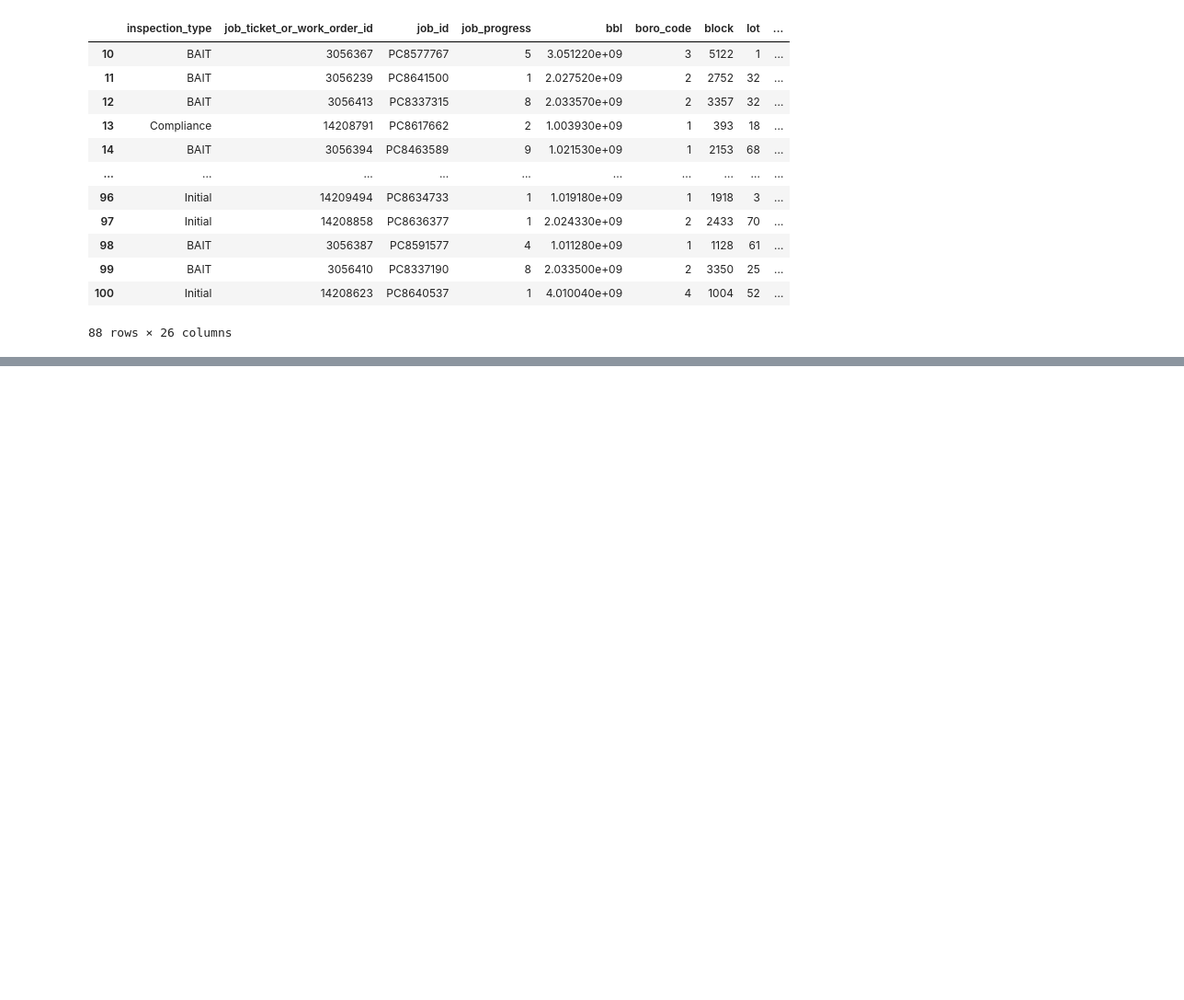
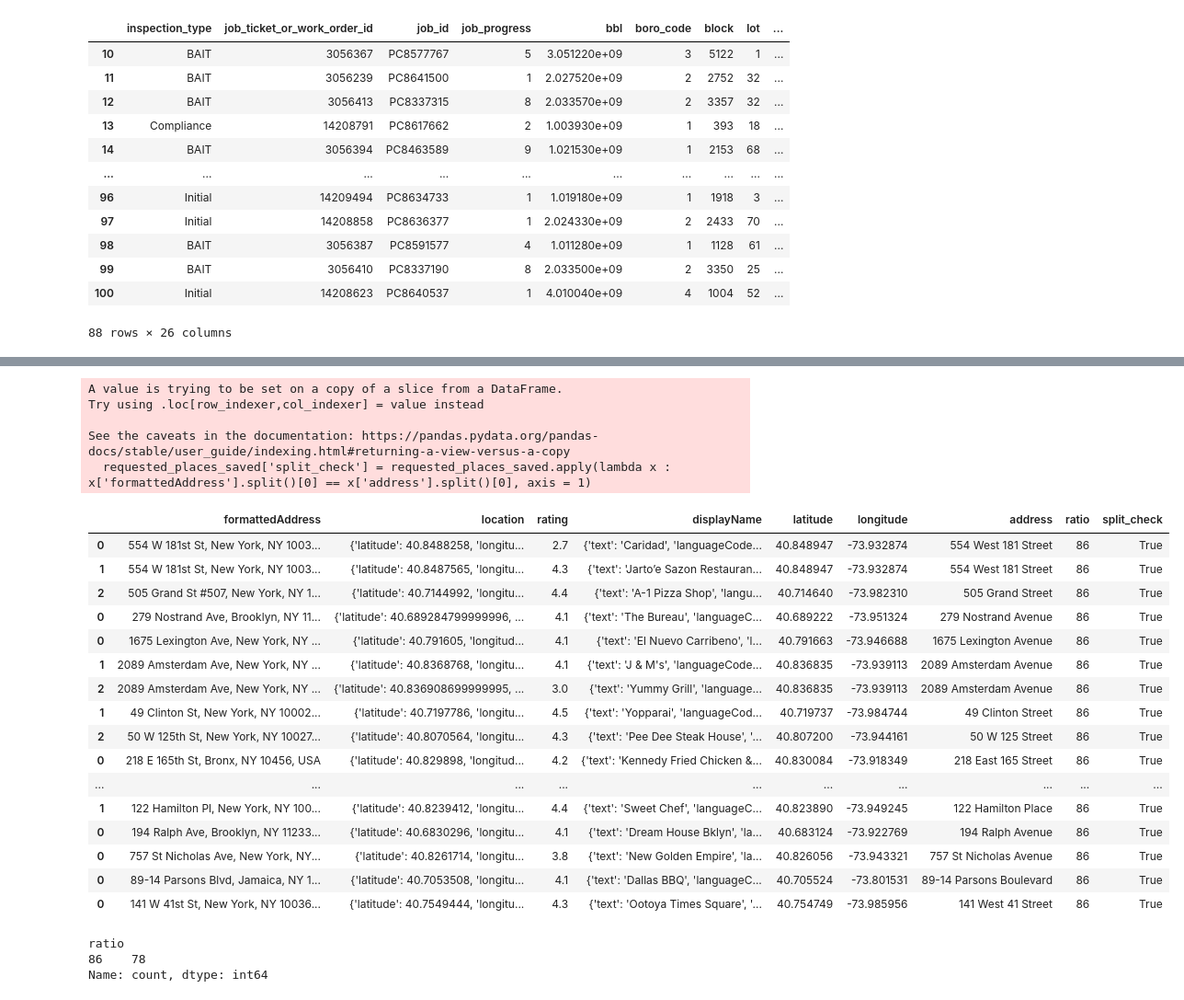
Before and after one commit to conor7276/nyc-rats-in-restaurants, a Jupyter notebook: scripts/data_exploration.ipynb, the cells around one changed output, grey strips where cells are left out. Shown at 92% size. Drawn from its saved outputs; the diff is of its cells as text; code cells hidden in the pictures; blank space fills up the shorter version.

```diff
--- a/scripts/data_exploration.ipynb
+++ b/scripts/data_exploration.ipynb
@@ -329,0 +338,38 @@ operable program or batch file.
+# %%
+requested_places_saved['ratio'] = requested_places_saved.apply(lambda x : fuzz.WRatio(x['formattedAddress'], x['address']), axis = 1)
+
+# requested_places_saved
+requested_places_saved = requested_places_saved[requested_places_saved['ratio'] >= 80]
+
+requested_places_saved['split_check'] = requested_places_saved.apply(lambda x : x['formattedAddress'].split()[0] == x['address'].split()[0], axis = 1)
+
+requested_places_saved[requested_places_saved['split_check'] == True]
+# %% [output]
+A value is trying to be set on a copy of a slice from a DataFrame.
+Try using .loc[row_indexer,col_indexer] = value instead
+
+See the caveats in the documentation: https://pandas.pydata.org/pandas-docs/stable/user_guide/indexing.html#returning-a-view-versus-a-copy
+  requested_places_saved['split_check'] = requested_places_saved.apply(lambda x : x['formattedAddress'].split()[0] == x['address'].split()[0], axis = 1)
+|  | formattedAddress | location | rating | displayName | latitude | longitude | address | ratio | split_check |
+| 0 | 554 W 181st St, New York, NY 1003... | {'latitude': 40.8488258, 'longitu... | 2.7 | {'text': 'Caridad', 'languageCode... | 40.848947 | -73.932874 | 554 West 181 Street | 86 | True |
+| 1 | 554 W 181st St, New York, NY 1003... | {'latitude': 40.8487565, 'longitu... | 4.3 | {'text': 'Jarto’e Sazon Restauran... | 40.848947 | -73.932874 | 554 West 181 Street | 86 | True |
+| 2 | 505 Grand St #507, New York, NY 1... | {'latitude': 40.7144992, 'longitu... | 4.4 | {'text': 'A-1 Pizza Shop', 'langu... | 40.714640 | -73.982310 | 505 Grand Street | 86 | True |
+| 0 | 279 Nostrand Ave, Brooklyn, NY 11... | {'latitude': 40.689284799999996, ... | 4.1 | {'text': 'The Bureau', 'languageC... | 40.689222 | -73.951324 | 279 Nostrand Avenue | 86 | True |
+| 0 | 1675 Lexington Ave, New York, NY ... | {'latitude': 40.791605, 'longitud... | 4.1 | {'text': 'El Nuevo Carribeno', 'l... | 40.791663 | -73.946688 | 1675 Lexington Avenue | 86 | True |
+| 1 | 2089 Amsterdam Ave, New York, NY ... | {'latitude': 40.8368768, 'longitu... | 4.1 | {'text': 'J & M's', 'languageCode... | 40.836835 | -73.939113 | 2089 Amsterdam Avenue | 86 | True |
+| 2 | 2089 Amsterdam Ave, New York, NY ... | {'latitude': 40.836908699999995, ... | 3.0 | {'text': 'Yummy Grill', 'language... | 40.836835 | -73.939113 | 2089 Amsterdam Avenue | 86 | True |
+| 1 | 49 Clinton St, New York, NY 10002... | {'latitude': 40.7197786, 'longitu... | 4.5 | {'text': 'Yopparai', 'languageCod... | 40.719737 | -73.984744 | 49 Clinton Street | 86 | True |
+| 2 | 50 W 125th St, New York, NY 10027... | {'latitude': 40.8070564, 'longitu... | 4.3 | {'text': 'Pee Dee Steak House', '... | 40.807200 | -73.944161 | 50 W 125 Street | 86 | True |
+| 0 | 218 E 165th St, Bronx, NY 10456, USA | {'latitude': 40.829898, 'longitud... | 4.2 | {'text': 'Kennedy Fried Chicken &... | 40.830084 | -73.918349 | 218 East 165 Street | 86 | True |
+| ... | ... | ... | ... | ... | ... | ... | ... | ... | ... |
+| 1 | 122 Hamilton Pl, New York, NY 100... | {'latitude': 40.8239412, 'longitu... | 4.4 | {'text': 'Sweet Chef', 'languageC... | 40.823890 | -73.949245 | 122 Hamilton Place | 86 | True |
+| 0 | 194 Ralph Ave, Brooklyn, NY 11233... | {'latitude': 40.6830296, 'longitu... | 4.1 | {'text': 'Dream House Bklyn', 'la... | 40.683124 | -73.922769 | 194 Ralph Avenue | 86 | True |
+| 0 | 757 St Nicholas Ave, New York, NY... | {'latitude': 40.8261714, 'longitu... | 3.8 | {'text': 'New Golden Empire', 'la... | 40.826056 | -73.943321 | 757 St Nicholas Avenue | 86 | True |
+| 0 | 89-14 Parsons Blvd, Jamaica, NY 1... | {'latitude': 40.7053508, 'longitu... | 4.1 | {'text': 'Dallas BBQ', 'languageC... | 40.705524 | -73.801531 | 89-14 Parsons Boulevard | 86 | True |
+| 0 | 141 W 41st St, New York, NY 10036... | {'latitude': 40.7549444, 'longitu... | 4.3 | {'text': 'Ootoya Times Square', '... | 40.754749 | -73.985956 | 141 West 41 Street | 86 | True |
+# %%
+requested_places_saved['ratio'].value_counts()
+# %% [output]
+ratio
+86    78
+Name: count, dtype: int64
```
Also changed, not shown: parts of 6 cells of this notebook, 3 other files.
